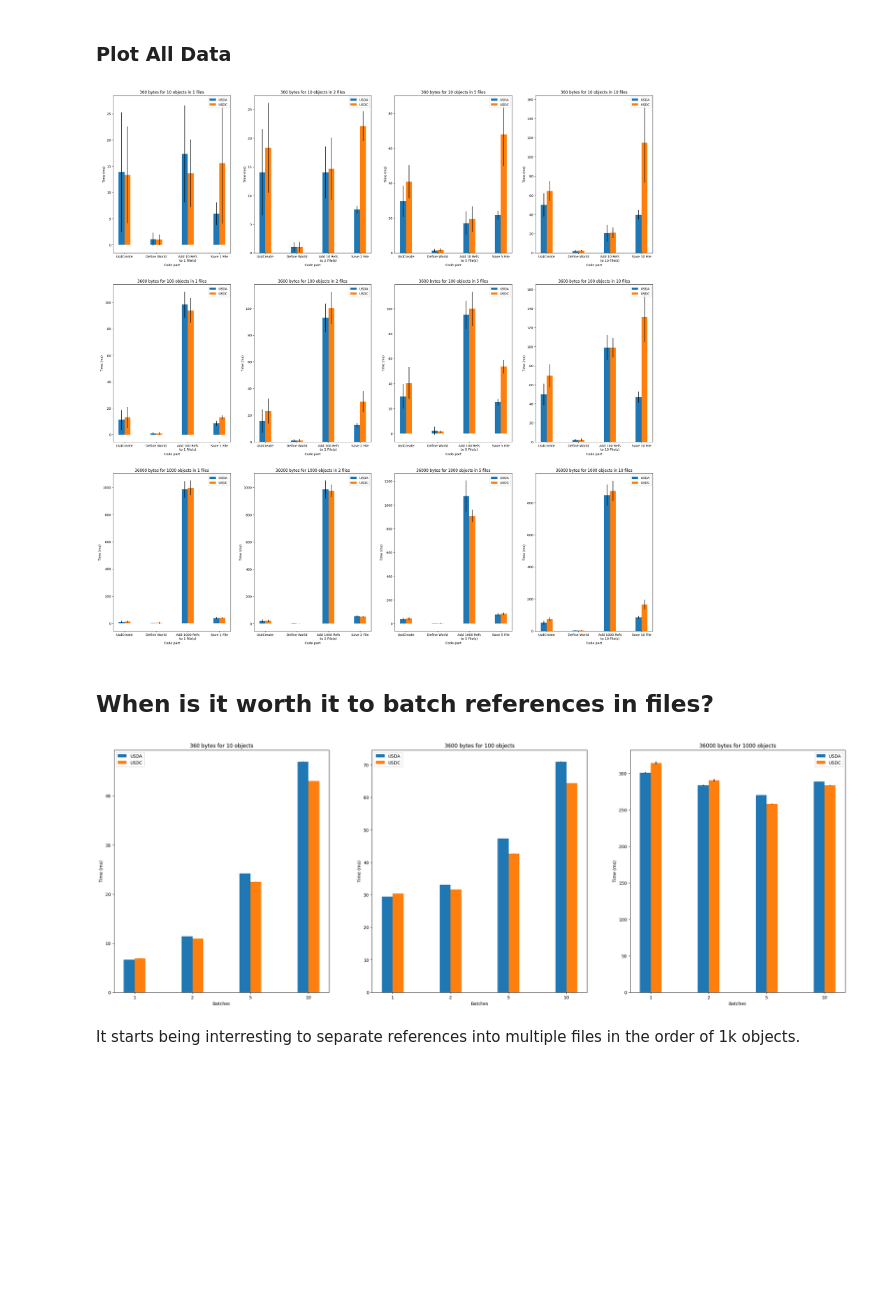
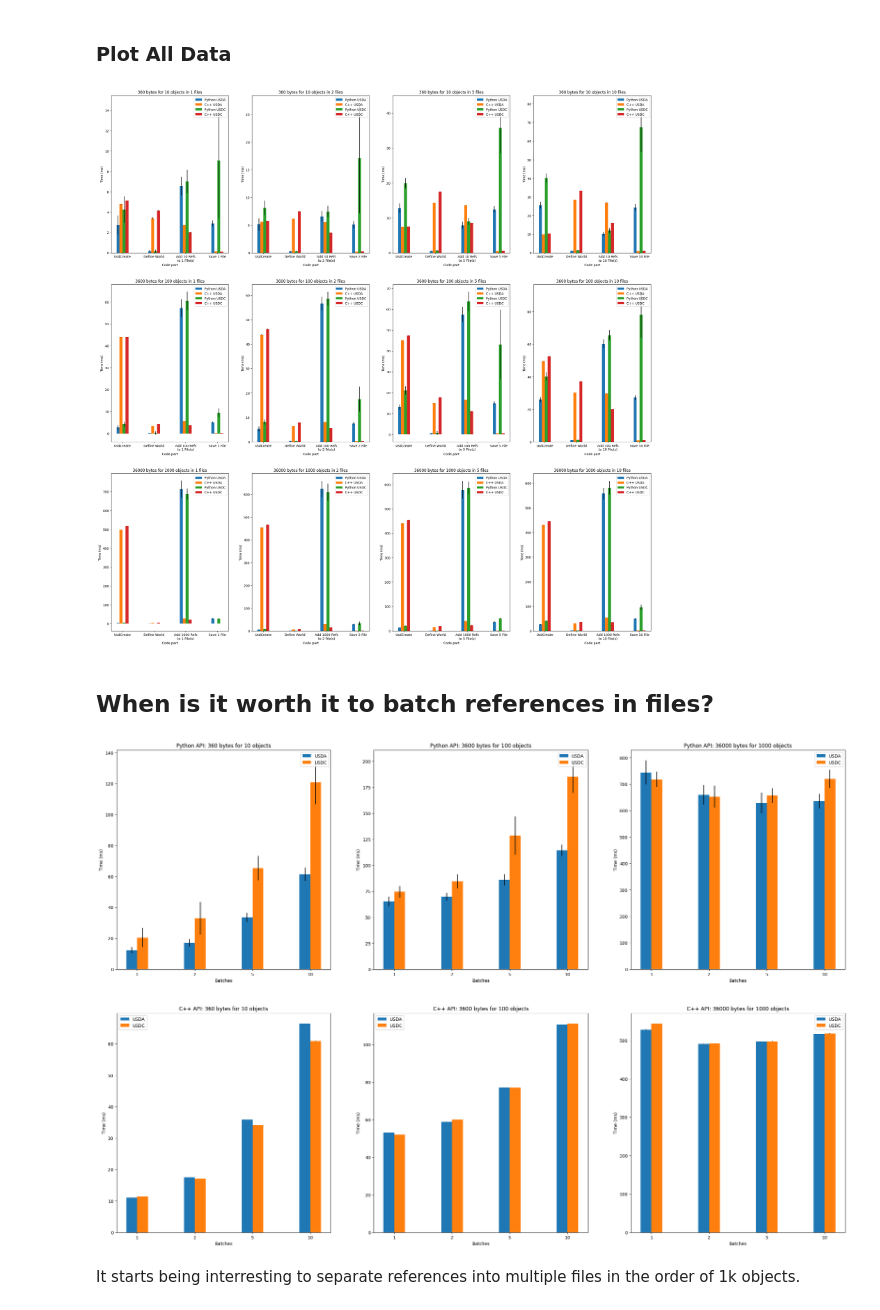
Before and after one commit to LittleCoinCoin/ProfilingOpenUSD, a Jupyter notebook: Python/RuntimeResultsViz.ipynb, the cells around one changed output. Cells and saved outputs as stored; diff of their text form; code cells hidden in the pictures; blank space fills up the shorter version.

```diff
--- a/Python/RuntimeResultsViz.ipynb
+++ b/Python/RuntimeResultsViz.ipynb
@@ -82,7 +82,7 @@ plot_multibar(ax[0,0], x_coordinates, x_labels, [data1, data2], [np.std(data1),
 # %% [markdown]
 ## Config parameters
 # %%
-numWorkersUsedForGen = 4 #Number of threads used to generate the files
+numWorkersUsedForGen = 1 #Number of threads used to generate the files
 nbRepeats=100 #Number of time we run the writing process
 nbRefs=[10, 100, 1000]#, 10000] #Number of objects for which we will override the translation, rotation, and scale.
 nbBatch=[1, 2, 5, 10] #number of files in which the objects are going to be dispatched.
@@ -178,3 +231,9 @@ for _nbRefs in nbRefs:
+# %%
+pythonDataFolder="./RuntimeResults_{}-Processes".format(numWorkersUsedForGen)
+allDataWritePython, allHeadersWritePython, averageTimingsMsWritePython, stdTimingsMsWritePython, totalTimingsMsWritePython, totalAverageTimingsMsWritePython, totalStdTimingsMsWritePython = ProfilingDataImport_Write_Python(pythonDataFolder)
+
+cppDataFolder="../Cpp/out/build/MSVC-x64/WriteBenchmark/Release/bin/ProfilingResults"
+allHeadersWriteCPP, averageTimingsMsWriteCPP, stdTimingsMsWriteCPP, totalAverageTimingsMsWriteCPP, totalStdTimingsMsWriteCPP = ProfilingDataImport_Write_CPP(cppDataFolder)
 # %% [markdown]
 ## Compare USDA and USDC files
 # %% [markdown]
@@ -212,46 +284,50 @@ for i in range(len(nbRefs)):
         title = "{} bytes for {} objects in {} files".format(3*3*4*nbRefs[i], nbRefs[i], nbBatch[j])
         plot_multibar(axs[i,j],
                       np.arange(4)*30,
-                      allHeaders[keyUSDA],
-                      [averageTimingsMs[keyUSDA], averageTimingsMs[keyUSDC]],
-                      [stdTimingsMs[keyUSDA], stdTimingsMs[keyUSDC]],
-                      _plotTitle=title, _plotXLabel="Code part", _plotYLabel="Time (ms)", _dataLabels=["USDA", "USDC"])
+                      allHeadersWritePython[keyUSDA], # headers are identical for Cpp
+                      [averageTimingsMsWritePython[keyUSDA], averageTimingsMsWriteCPP[keyUSDA], averageTimingsMsWritePython[keyUSDC], averageTimingsMsWriteCPP[keyUSDC]],
+                      [stdTimingsMsWritePython[keyUSDA], stdTimingsMsWriteCPP[keyUSDA], stdTimingsMsWritePython[keyUSDC], stdTimingsMsWriteCPP[keyUSDC]],
+                      _dataLabels=["Python USDA", "C++ USDA", "Python USDC", "C++ USDC"],
+                      _plotTitle=title, _plotXLabel="Code part", _plotYLabel="Time (ms)")
 # %% [output]
-[figure, old version]
+[figure, new version]
 # %% [markdown]
 ## When is it worth it to batch references in files?
 # %%
-fig, axs = plt.subplots(1, len(nbRefs), figsize=(30,10))
+fig, axs = plt.subplots(2, len(nbRefs), figsize=(30,20))
+totalAverageTimingsMs = [totalAverageTimingsMsWritePython, totalAverageTimingsMsWriteCPP]
+totalStdTimingsMs = [totalStdTimingsMsWritePython, totalStdTimingsMsWriteCPP]
+apiType = ["Python", "C++"]
 
-for i in range(len(nbRefs)):
+for i in range(2): # 2 for Python and C++
+    for j in range(len(nbRefs)):
+        # *2 to store both usda and usdc in a flat array
+        batchAggregatedAverageTimingsMs = np.zeros(len(nbBatch)*2)
+        batchAggregatedStdTimingsMs = np.zeros(len(nbBatch)*2)
 
-    # *2 to store both usda and usdc in a flat array
-    batchAggregatedAverageTimingsMs = np.zeros(len(nbBatch)*2)
-    batchAggregatedStdTimingsMs = np.zeros(len(nbBatch)*2)
+        for k in range(len(nbBatch)):
+            # get the USDA and USDC keys to access the recorded timings
+            _totalBytesWritten=3*3*4*nbRefs[j]
+            keyUSDA = (_totalBytesWritten, nbRefs[j], nbBatch[k], usdExtension[0])
+            keyUSDC = (_totalBytesWritten, nbRefs[j], nbBatch[k], usdExtension[1])
 
-    for j in range(len(nbBatch)):
-        # get the USDA and USDC keys to access the recorded timings
-        _totalBytesWritten=3*3*4*nbRefs[i]
-        keyUSDA = (_totalBytesWritten, nbRefs[i], nbBatch[j], usdExtension[0])
-        keyUSDC = (_totalBytesWritten, nbRefs[i], nbBatch[j], usdExtension[1])
+            # Aggregate the averaged total timings in single list to visualize within the same plot afterward.
+            batchAggregatedAverageTimingsMs[k] = totalAverageTimingsMs[i][keyUSDA]
+            batchAggregatedAverageTimingsMs[k+len(nbBatch)] = totalAverageTimingsMs[i][keyUSDC]
+            batchAggregatedStdTimingsMs[k] = totalStdTimingsMs[i][keyUSDA]
+            batchAggregatedStdTimingsMs[k+len(nbBatch)] = totalStdTimingsMs[i][keyUSDC]
 
-        # Aggregate the averaged total timings in single list to visualize within the same plot afterward.
-        batchAggregatedAverageTimingsMs[j] = totalAverageTimingsMs[keyUSDA]
-        batchAggregatedAverageTimingsMs[j+len(nbBatch)] = totalAverageTimingsMs[keyUSDC]
-        batchAggregatedStdTimingsMs[j] = totalStdTimingsMs[keyUSDA]
-        batchAggregatedStdTimingsMs[j+len(nbBatch)] = totalStdTimingsMs[keyUSDC]
-
-    plot_multibar(axs[i],
-                    np.arange(4)*30,
-                    nbBatch,
-                    [batchAggregatedAverageTimingsMs[:len(nbBatch)], batchAggregatedAverageTimingsMs[len(nbBatch):]],
-                    [batchAggregatedStdTimingsMs[:len(nbBatch)], batchAggregatedStdTimingsMs[len(nbBatch):]],
-                    _plotTitle="{} bytes for {} objects".format(_totalBytesWritten, nbRefs[i]),
-                    _plotXLabel="Batches",
-                    _plotYLabel="Time (ms)",
-                    _dataLabels=["USDA", "USDC"])
+        plot_multibar(axs[i,j],
+                        np.arange(4)*30,
+                        nbBatch,
+                        [batchAggregatedAverageTimingsMs[:len(nbBatch)], batchAggregatedAverageTimingsMs[len(nbBatch):]],
+                        [batchAggregatedStdTimingsMs[:len(nbBatch)], batchAggregatedStdTimingsMs[len(nbBatch):]],
+                        _plotTitle="{} API: {} bytes for {} objects".format(apiType[i], _totalBytesWritten, nbRefs[j]),
+                        _plotXLabel="Batches",
+                        _plotYLabel="Time (ms)",
+                        _dataLabels=["USDA", "USDC"])
 # %% [output]
-[figure, old version]
+[figure, new version]
 # %% [markdown]
 It starts being interresting to separate references into multiple files in the order of 1k objects.
 # %% [markdown]
```
Also changed, not shown: parts of 11 cells of this notebook.
